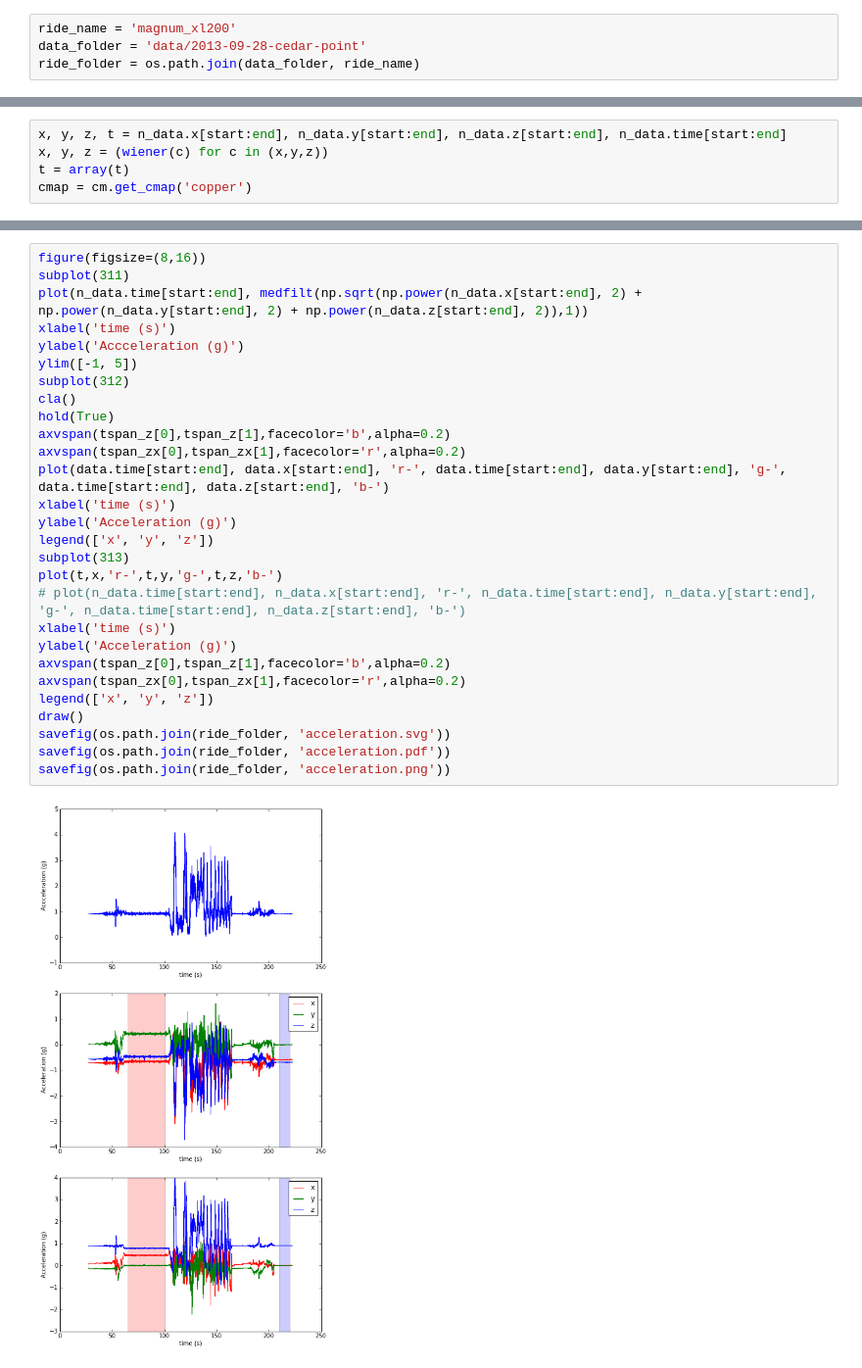
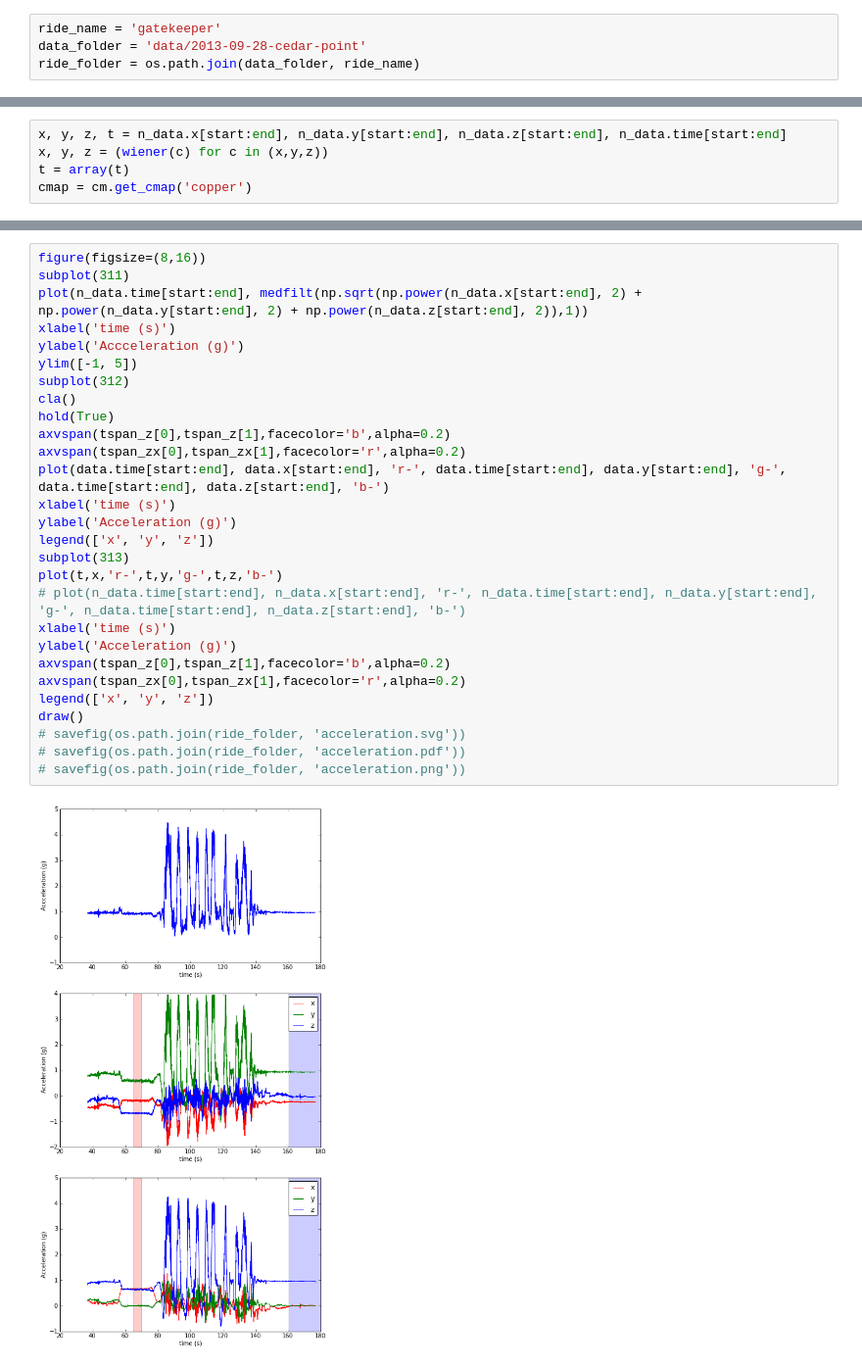
Before and after one commit to rdeits/coasters, a Jupyter notebook: graphs.ipynb, the cells around one changed output, grey strips where cells are left out. Shown at 98% size. Cells and saved outputs as stored; diff of their text form.

```diff
--- a/graphs.ipynb
+++ b/graphs.ipynb
@@ -97,7 +31,7 @@ def axis2rotmat(axis):
 # %%
 g = 9.81
 # %%
-ride_name = 'magnum_xl200'
+ride_name = 'gatekeeper'
 data_folder = 'data/2013-09-28-cedar-point'
 ride_folder = os.path.join(data_folder, ride_name)
 # %%
@@ -205,30 +137,30 @@ savefig(os.path.join(ride_folder, 'accel_3d.svg'))
 # %%
 figure(figsize=(8,16))
 subplot(311)
 plot(n_data.time[start:end], medfilt(np.sqrt(np.power(n_data.x[start:end], 2) + np.power(n_data.y[start:end], 2) + np.power(n_data.z[start:end], 2)),1))
 xlabel('time (s)')
 ylabel('Accceleration (g)')
 ylim([-1, 5])
 subplot(312)
 cla()
 hold(True)
 axvspan(tspan_z[0],tspan_z[1],facecolor='b',alpha=0.2)
 axvspan(tspan_zx[0],tspan_zx[1],facecolor='r',alpha=0.2)
 plot(data.time[start:end], data.x[start:end], 'r-', data.time[start:end], data.y[start:end], 'g-', data.time[start:end], data.z[start:end], 'b-')
 xlabel('time (s)')
 ylabel('Acceleration (g)')
 legend(['x', 'y', 'z'])
 subplot(313)
 plot(t,x,'r-',t,y,'g-',t,z,'b-')
 # plot(n_data.time[start:end], n_data.x[start:end], 'r-', n_data.time[start:end], n_data.y[start:end], 'g-', n_data.time[start:end], n_data.z[start:end], 'b-')
 xlabel('time (s)')
 ylabel('Acceleration (g)')
 axvspan(tspan_z[0],tspan_z[1],facecolor='b',alpha=0.2)
 axvspan(tspan_zx[0],tspan_zx[1],facecolor='r',alpha=0.2)
 legend(['x', 'y', 'z'])
 draw()
-savefig(os.path.join(ride_folder, 'acceleration.svg'))
-savefig(os.path.join(ride_folder, 'acceleration.pdf'))
-savefig(os.path.join(ride_folder, 'acceleration.png'))
+# savefig(os.path.join(ride_folder, 'acceleration.svg'))
+# savefig(os.path.join(ride_folder, 'acceleration.pdf'))
+# savefig(os.path.join(ride_folder, 'acceleration.png'))
 # %% [output]
-[figure, old version]
+[figure, new version]
```
Also changed, not shown: parts of 9 cells of this notebook, 17 other files.
